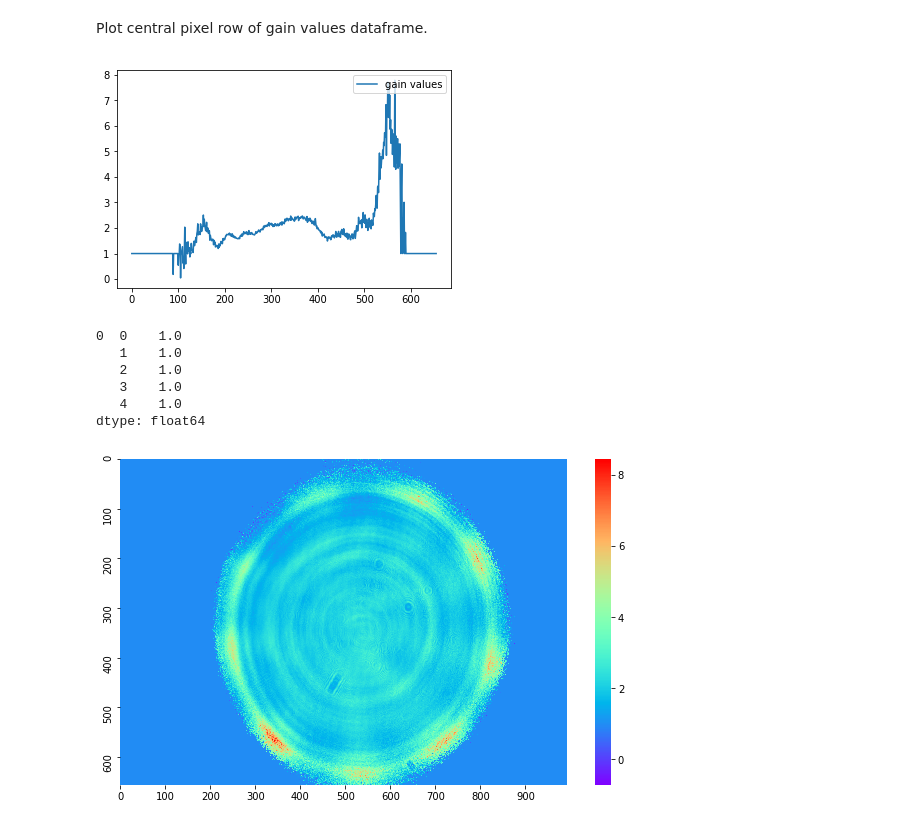
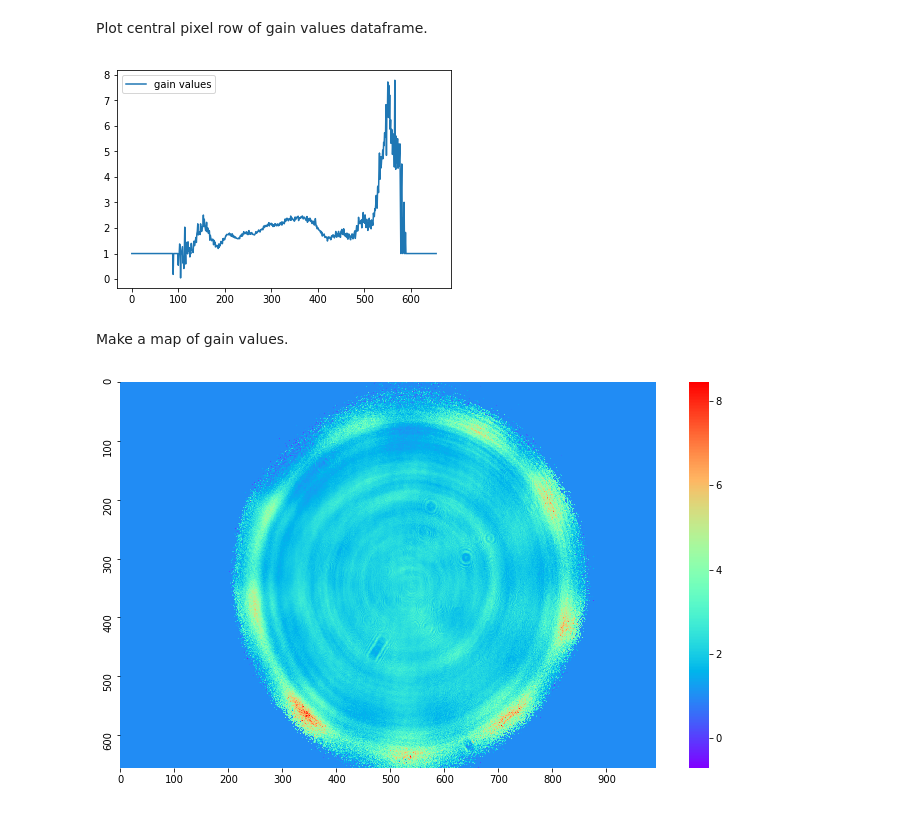
Before and after one commit to lepchenkov/Laser_amplification_mapper, a Jupyter notebook: Beam_Intensity_Analisys.ipynb, the cells around one changed output. Saved outputs shown, nothing was run; the diff lists cells and outputs as text; code cells hidden in the pictures.

Commit message:
fix plot sizes

```diff
--- a/Beam_Intensity_Analisys.ipynb
+++ b/Beam_Intensity_Analisys.ipynb
@@ -131,24 +134,16 @@ gain_values = pd.DataFrame(amplified_pulse.values / master_pulse.values,\
 <p>Plot central pixel row of gain values dataframe.</p>
 # %%
 plt.plot(gain_values[328], label = 'gain values')
-plt.legend(loc = 'upper right')
+plt.legend(loc = 'upper left')
 plt.show()
 # %% [output]
-[figure, old version]
+[figure, new version]
-# %%
-gain_values_long = gain_values.unstack(level = -1)
-gain_values_long.head()
-# %% [output]
-0  0    1.0
-   1    1.0
-   2    1.0
-   3    1.0
-   4    1.0
-dtype: float64
+# %% [markdown]
+<p>Make a map of gain values.</p>
 # %%
-plt.figure(figsize=(10, 6))
+plt.figure(figsize=(12, 7.1))
 gain_values_map = sb.heatmap(gain_values, xticklabels = 100, \
                              yticklabels = 100, \
                              cmap = 'rainbow')
 # %% [output]
-[figure, old version]
+[figure, new version]
```
Also changed, not shown: parts of 2 cells of this notebook.
